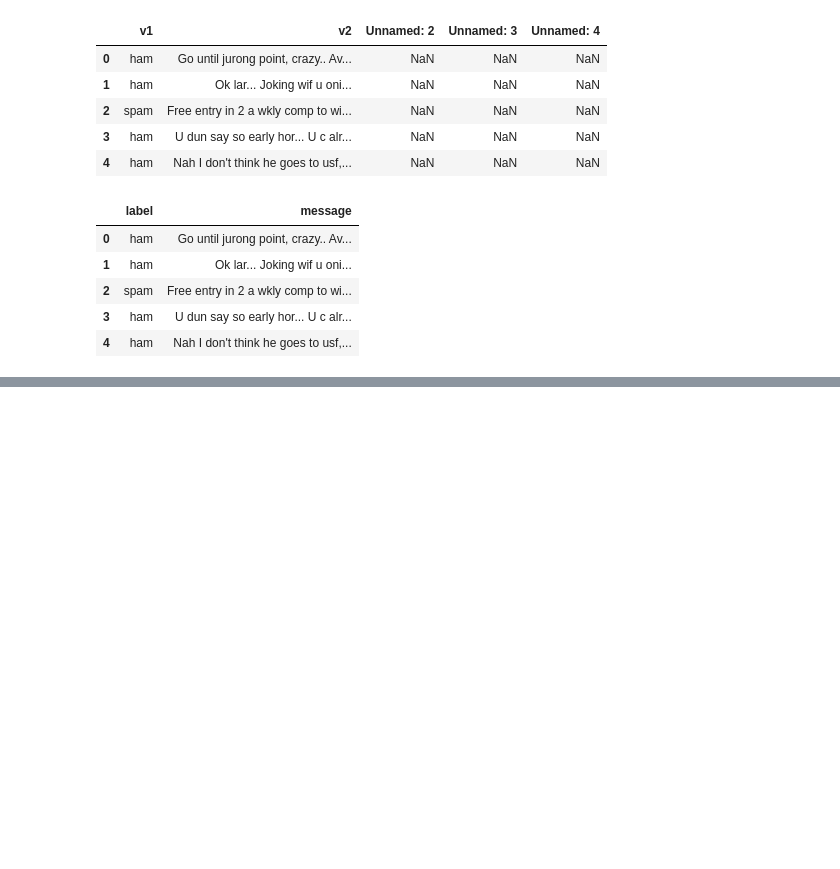
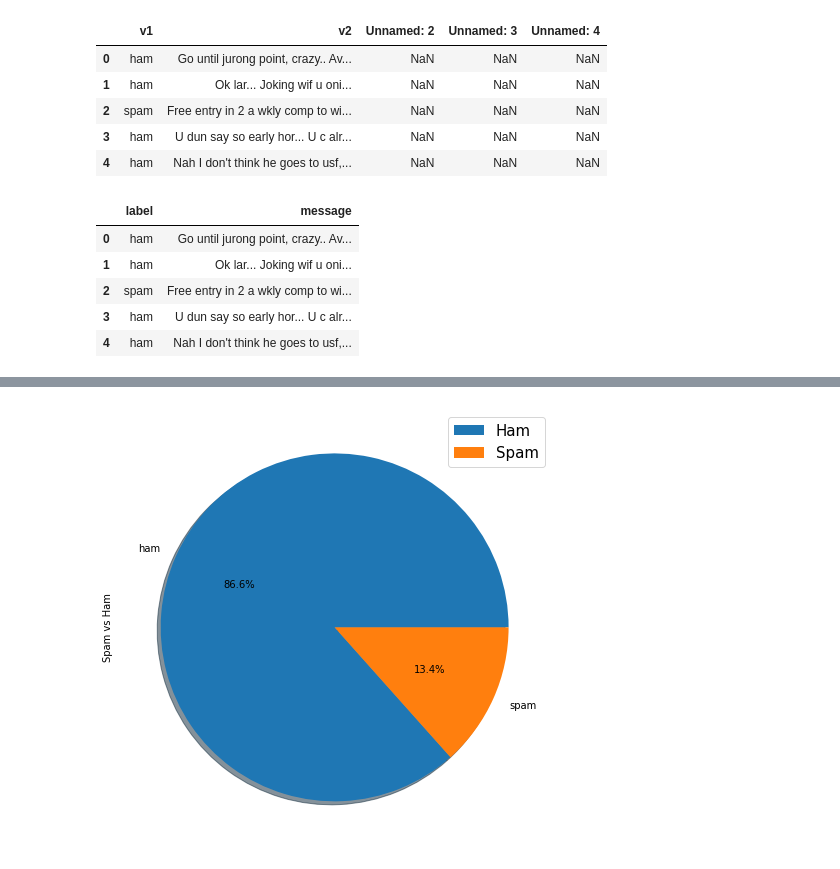
Before and after one commit to segoranov/sms-spam-detection-machine-learning, a Jupyter notebook: sms-spam-detection.ipynb, the cells around one changed output, grey strips where cells are left out. Drawn from its saved outputs; the diff is of its cells as text; code cells hidden in the pictures; blank space fills up the shorter version.

```diff
--- a/sms-spam-detection.ipynb
+++ b/sms-spam-detection.ipynb
@@ -33,0 +65,9 @@ sms.groupby('label').describe()
+# %%
+# let's see visually how much are 'ham' and how much are 'spam'
+sms['label'].value_counts().plot(kind = 'pie', figsize = (8, 8), shadow = True, autopct = '%1.1f%%')
+plt.rcParams.update({'font.size': 15})
+plt.ylabel("Spam vs Ham")
+plt.legend(["Ham", "Spam"])
+plt.show()
+# %% [output]
+[figure, added]
```
Also changed, not shown: parts of 9 cells of this notebook.
